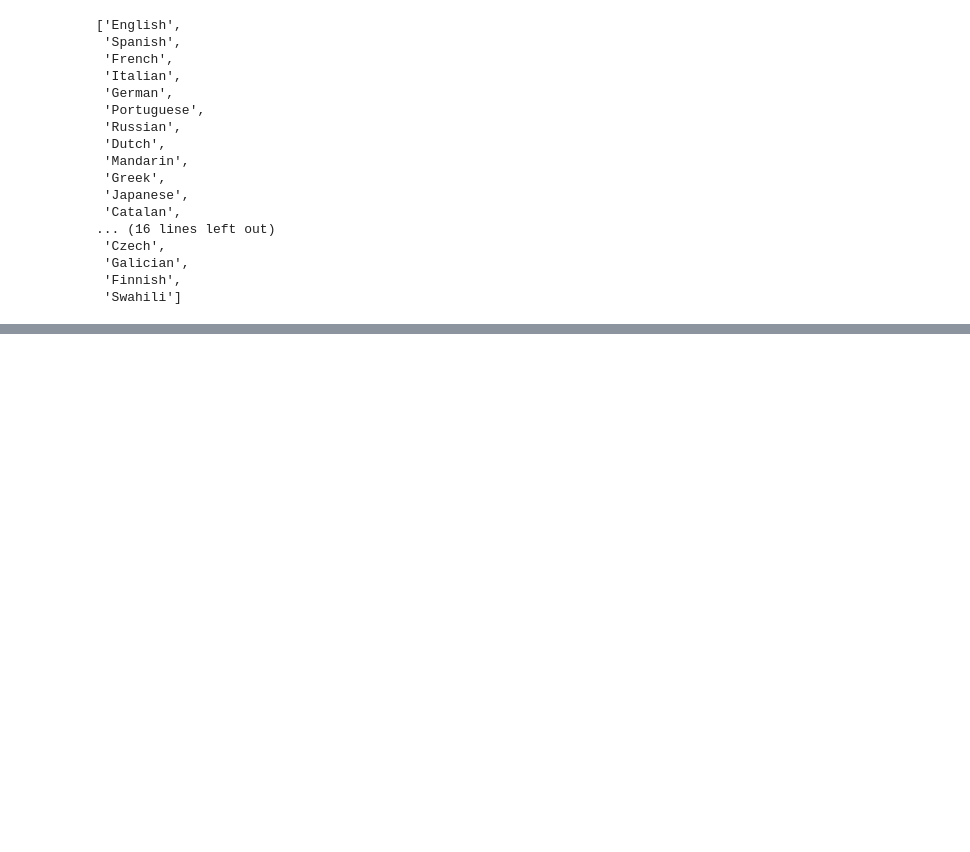
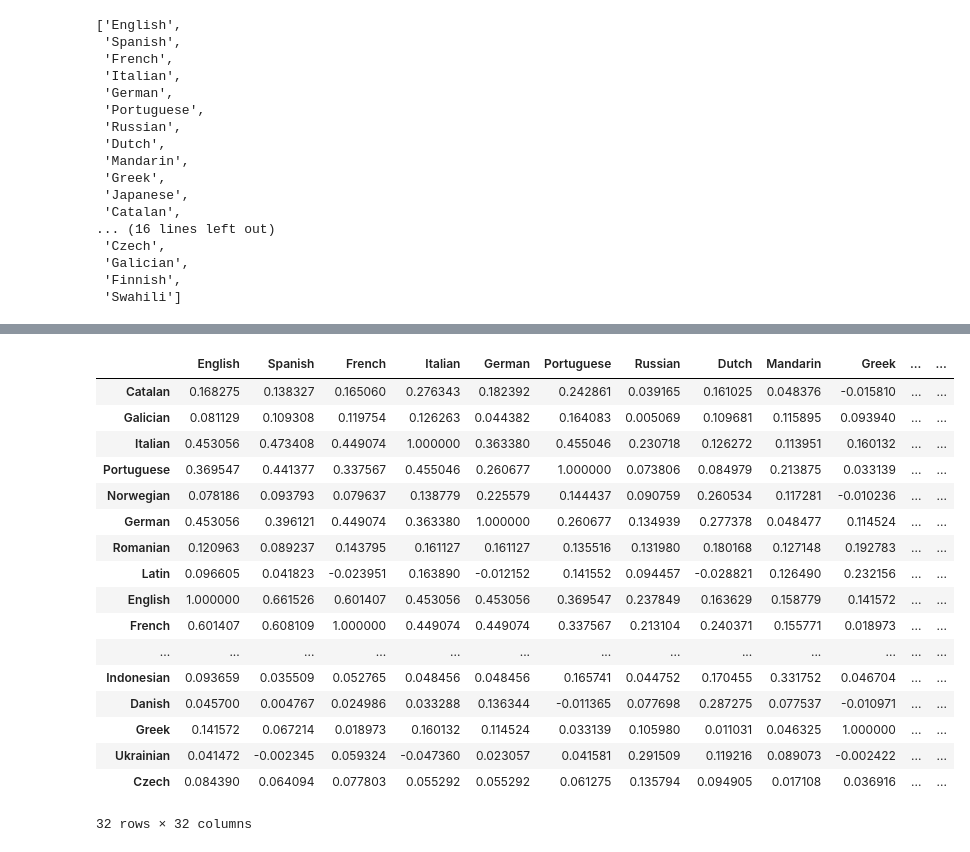
Before and after one commit to kebuhcah/experiments, a Jupyter notebook: hypia_langs.ipynb, the cells around one changed output, grey strips where cells are left out. Saved outputs shown, nothing was run; the diff lists cells and outputs as text; code cells hidden in the pictures; blank space fills up the shorter version.

Commit message:
calculate correlation among common languages

```diff
--- a/hypia_langs.ipynb
+++ b/hypia_langs.ipynb
@@ -223,0 +208,9 @@ semiCleanData[semiCleanData.languages.fillna('').str.contains('Kazakh')]
+# %%
+HypiaLanguages = semiCleanData[['name', 'languages']].copy()
+
+for language in commonLangs:
+    HypiaLanguages[language] = HypiaLanguages.languages.apply(lambda ls: language in languageSplit(ls))
+
+HypiaLanguages = HypiaLanguages.drop('languages', axis=1).set_index('name')
+
+HypiaLanguages
@@ -223,0 +232,21 @@ semiCleanData[semiCleanData.languages.fillna('').str.contains('Kazakh')]
+# %%
+HypiaLanguages.corr().sort_values('Catalan', ascending=False)
+# %% [output]
+|  | English | Spanish | French | Italian | German | Portuguese | Russian | Dutch | Mandarin | Greek | ... | ... |
+| Catalan | 0.168275 | 0.138327 | 0.165060 | 0.276343 | 0.182392 | 0.242861 | 0.039165 | 0.161025 | 0.048376 | -0.015810 | ... | ... |
+| Galician | 0.081129 | 0.109308 | 0.119754 | 0.126263 | 0.044382 | 0.164083 | 0.005069 | 0.109681 | 0.115895 | 0.093940 | ... | ... |
+| Italian | 0.453056 | 0.473408 | 0.449074 | 1.000000 | 0.363380 | 0.455046 | 0.230718 | 0.126272 | 0.113951 | 0.160132 | ... | ... |
+| Portuguese | 0.369547 | 0.441377 | 0.337567 | 0.455046 | 0.260677 | 1.000000 | 0.073806 | 0.084979 | 0.213875 | 0.033139 | ... | ... |
+| Norwegian | 0.078186 | 0.093793 | 0.079637 | 0.138779 | 0.225579 | 0.144437 | 0.090759 | 0.260534 | 0.117281 | -0.010236 | ... | ... |
+| German | 0.453056 | 0.396121 | 0.449074 | 0.363380 | 1.000000 | 0.260677 | 0.134939 | 0.277378 | 0.048477 | 0.114524 | ... | ... |
+| Romanian | 0.120963 | 0.089237 | 0.143795 | 0.161127 | 0.161127 | 0.135516 | 0.131980 | 0.180168 | 0.127148 | 0.192783 | ... | ... |
+| Latin | 0.096605 | 0.041823 | -0.023951 | 0.163890 | -0.012152 | 0.141552 | 0.094457 | -0.028821 | 0.126490 | 0.232156 | ... | ... |
+| English | 1.000000 | 0.661526 | 0.601407 | 0.453056 | 0.453056 | 0.369547 | 0.237849 | 0.163629 | 0.158779 | 0.141572 | ... | ... |
+| French | 0.601407 | 0.608109 | 1.000000 | 0.449074 | 0.449074 | 0.337567 | 0.213104 | 0.240371 | 0.155771 | 0.018973 | ... | ... |
+| ... | ... | ... | ... | ... | ... | ... | ... | ... | ... | ... | ... | ... |
+| Indonesian | 0.093659 | 0.035509 | 0.052765 | 0.048456 | 0.048456 | 0.165741 | 0.044752 | 0.170455 | 0.331752 | 0.046704 | ... | ... |
+| Danish | 0.045700 | 0.004767 | 0.024986 | 0.033288 | 0.136344 | -0.011365 | 0.077698 | 0.287275 | 0.077537 | -0.010971 | ... | ... |
+| Greek | 0.141572 | 0.067214 | 0.018973 | 0.160132 | 0.114524 | 0.033139 | 0.105980 | 0.011031 | 0.046325 | 1.000000 | ... | ... |
+| Ukrainian | 0.041472 | -0.002345 | 0.059324 | -0.047360 | 0.023057 | 0.041581 | 0.291509 | 0.119216 | 0.089073 | -0.002422 | ... | ... |
+| Czech | 0.084390 | 0.064094 | 0.077803 | 0.055292 | 0.055292 | 0.061275 | 0.135794 | 0.094905 | 0.017108 | 0.036916 | ... | ... |
+32 rows × 32 columns
```
Also changed, not shown: parts of 4 cells of this notebook.
